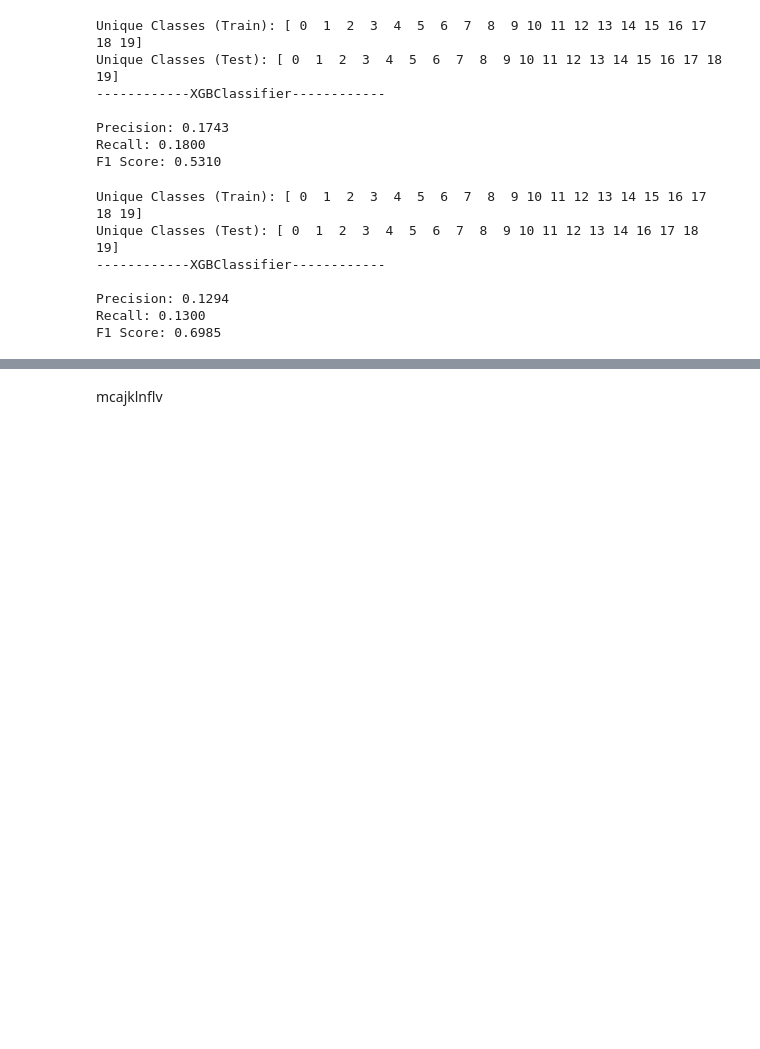
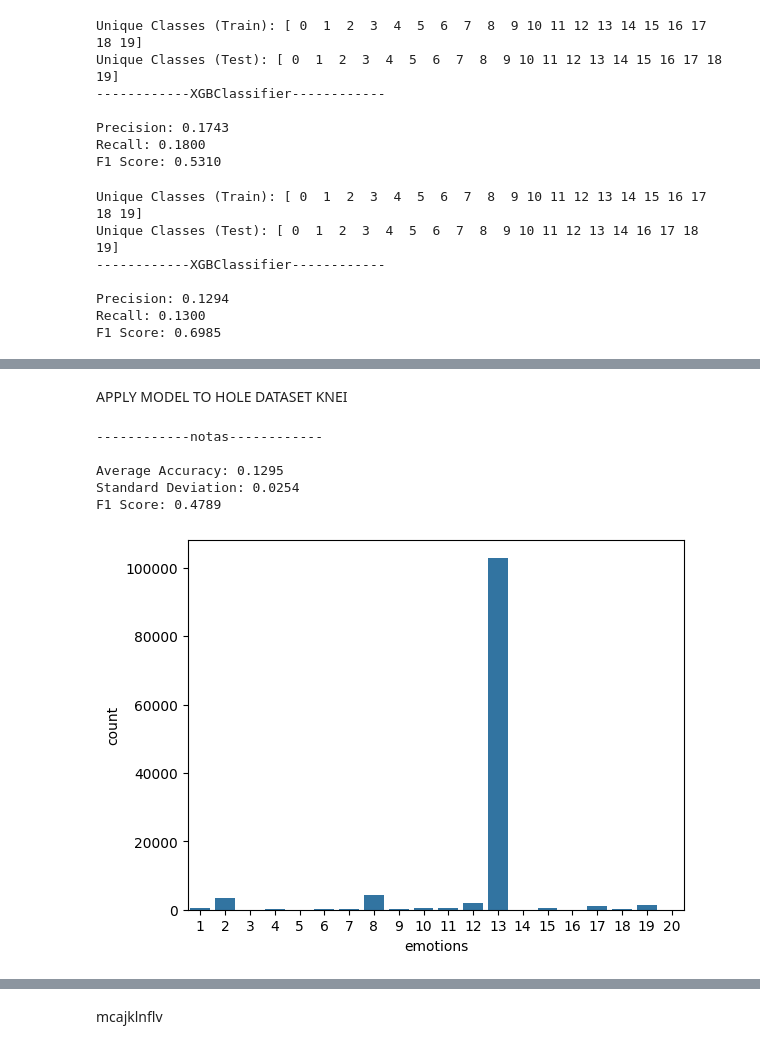
Before and after one commit to emmacunill/Take_Care, a Jupyter notebook: notebooks/model.ipynb, the cells around one changed output, grey strips where cells are left out. Drawn from its saved outputs; the diff is of its cells as text; code cells hidden in the pictures; blank space fills up the shorter version.

```diff
--- a/notebooks/model.ipynb
+++ b/notebooks/model.ipynb
@@ -501,0 +716,11 @@ F1 Score: 0.4470
+# %% [markdown]
+APPLY MODEL TO HOLE DATASET KNEI
+# %%
+df_p2 = apply_model_(KNeighborsClassifier(),cdf,df, n_iterations=1000,test_size=0.2)
+# %% [output]
+------------notas------------
+
+Average Accuracy: 0.1295
+Standard Deviation: 0.0254
+F1 Score: 0.4789
+[figure, added]
```
Also changed, not shown: parts of 26 cells of this notebook.
